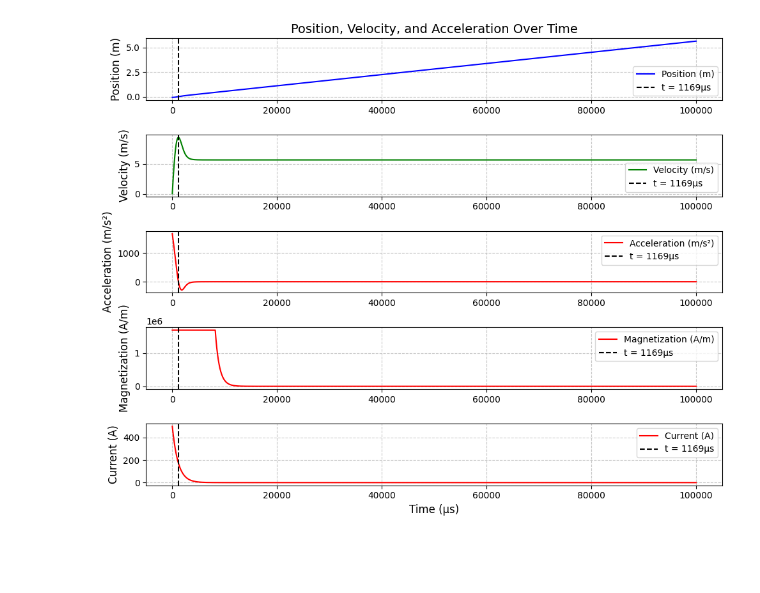
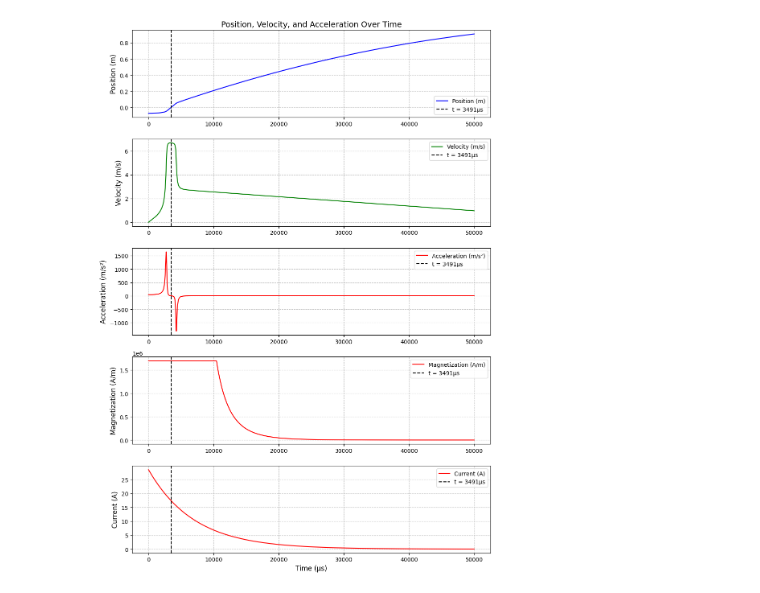
Before and after one commit to veryuniqueusername/gymnasie-arbete, a Jupyter notebook: python/plot.ipynb, the cells around one changed output. Cells and saved outputs as stored; diff of their text form; code cells hidden in the pictures; blank space fills up the shorter version.

```diff
--- a/python/plot.ipynb
+++ b/python/plot.ipynb
@@ -5,24 +5,27 @@ FERROMAGNET: bool = True # Ferromagnet or permanent magnet
 
 mu_0: float = 0.0000012566
 N: float = 500
-l: float = 0.15
-U_0: float = 50
-C: float = 0.11
-R: float = 0.1
+l: float = 0.1
+U_0: float = 40
+C: float = 0.05
+Res: float = 1.4 # Resistance
+R: float = 0.007 # Solenoid inner radius
 M: float = 1000000
 radius: float = 0.006 # Projectile radius if sphere
-V: float = 4*math.pi*radius*radius*radius/3
+V: float = 0.0000014
 m: float = M * V
-mass: float = 0.008
+mass: float = 0.0126
 
 air_density: float = 1.293
-drag_coeff: float = 0.47
+drag_coeff: float = 0.82
 A: float = radius * radius * math.pi
+
+friction_coeff: float = 0.4
 
 chi_v: float = 200000 # Volume magnetic susceptibility of iron (dimensionless)
 M_max: float = 1700000 # Saturation magnetization of iron
 
-z: float = -l/2
+z: float = -l/2 - 0.025
 v: float = 0
 dt: float = 0.00001
 t: float = 0
@@ -34,9 +37,9 @@ accelerations: list[float] = []
 currents: list[float] = []
 magnetizations: list[float] = []
 
-while t < 1:
-    U: float = U_0 * math.exp(-t / (R*C))
-    I: float = U / R
+while t < 0.5:
+    U: float = U_0 * math.exp(-t / (Res*C))
+    I: float = U / Res
     zpos: float = math.pow(z+l/2, 2)
     zneg: float = math.pow(z-l/2, 2)
     R2: float = R*R
@@ -56,8 +59,9 @@ while t < 1:
         m = M * V
     F: float = m * B_delta
     a: float = F / mass
-    drag: float = air_density * v*v * drag_coeff * A / 2
-    v += (a - drag) * dt
+    drag_accel: float = air_density * v*v * drag_coeff * A / 2 / mass
+    friction_accel: float = 9.82 * friction_coeff * math.copysign(1, v)
+    v += (a - drag_accel - friction_accel) * dt
     z += v * dt
 
     # print(f"time: {t}, pos: {z}, velo: {v}, accel: {a}, I: {I}")
@@ -83,7 +87,7 @@ current = np.array(currents)
 time = np.arange(len(velocity))
 
 # Create the subplots
-plt.figure(figsize=(10, 8)) # type: ignore
+plt.figure(figsize=(10, 14)) # type: ignore
 
 # Position subplot
 plt.subplot(5, 1, 1) # type: ignore
@@ -106,31 +110,31 @@ plt.legend(fontsize=10)
 plt.subplot(5, 1, 3)
 plt.plot(time, acceleration, label='Acceleration (m/s²)', color='red')
 plt.axvline(middle_time, color='black', linestyle='--', label=f't = {middle_time}µs')
 plt.ylabel('Acceleration (m/s²)', fontsize=12)
 plt.grid(True, linestyle='--', alpha=0.7)
 plt.legend(fontsize=10)
 
 # Magnetization subplot
 plt.subplot(5, 1, 4)
 plt.plot(time, magnetization, label='Magnetization (A/m)', color='red')
 plt.axvline(middle_time, color='black', linestyle='--', label=f't = {middle_time}µs')
 plt.ylabel('Magnetization (A/m)', fontsize=12)
 plt.grid(True, linestyle='--', alpha=0.7)
 plt.legend(fontsize=10)
 
 # Current subplot
 plt.subplot(5, 1, 5)
 plt.plot(time, current, label='Current (A)', color='red')
 plt.axvline(middle_time, color='black', linestyle='--', label=f't = {middle_time}µs')
 plt.xlabel('Time (µs)', fontsize=12)
 plt.ylabel('Current (A)', fontsize=12)
 plt.grid(True, linestyle='--', alpha=0.7)
 plt.legend(fontsize=10)
 
 # Adjust layout
 plt.tight_layout()
 
 # Display the plot
 plt.show() # type: ignore
 # %% [output]
-[figure, old version]
+[figure, new version]
```
